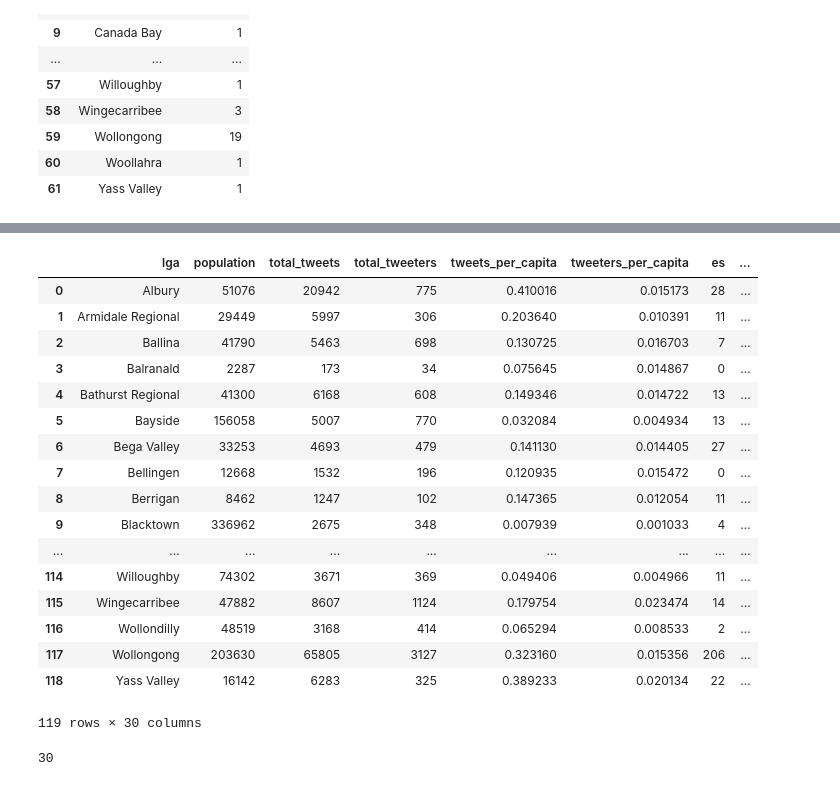
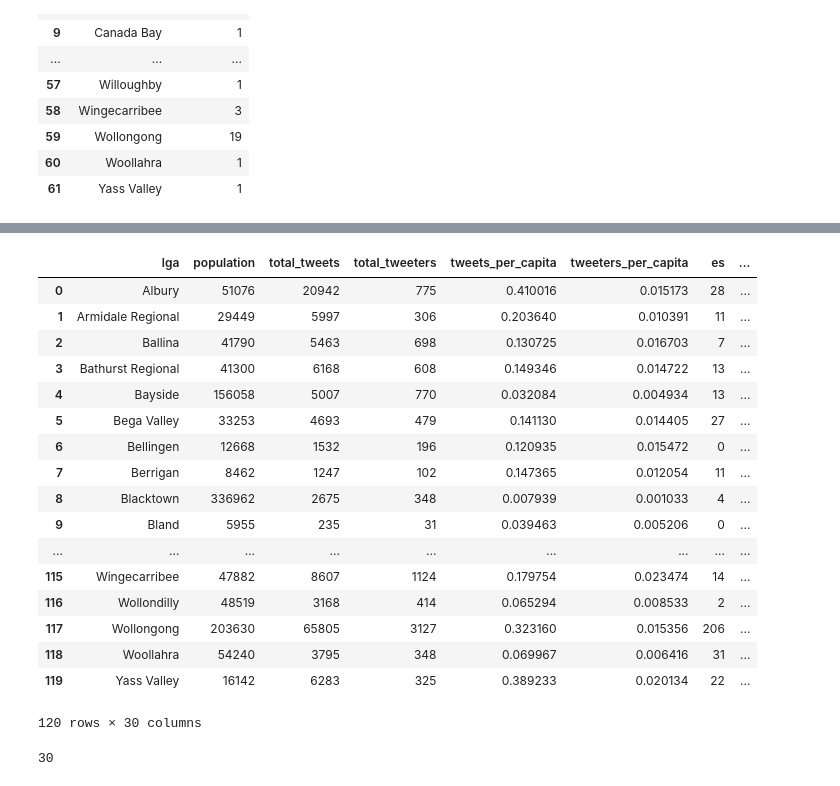
Before and after one commit to desultir/capstone, a Jupyter notebook: notebooks/rn/tweet_derived_features_2016_data.ipynb, the cells around one changed output, grey strips where cells are left out. Cells and saved outputs as stored; diff of their text form; code cells hidden in the pictures.

```diff
--- a/notebooks/rn/tweet_derived_features_2016_data.ipynb
+++ b/notebooks/rn/tweet_derived_features_2016_data.ipynb
@@ -110,3 +108,9 @@ demographics_df
 | 127 | 127 | Woollahra | 4500 | 14019 | 690 | ... |
 | 128 | 128 | Yass Valley | 5185 | 14237 | 207 | ... |
 129 rows × 15302 columns
+# %%
+# Baseline excludes LGA with no valid crime statistics:
+base_dem_df = pd.read_csv('../../data/clean/baseline_demographics.csv')
+demographics_df = pd.merge(demographics_df[['lga','population']],base_dem_df,left_on='lga', right_on='clean_name')
+demographics_df = demographics_df[['lga','population']]
+demographics_df
@@ -113,5 +135,8 @@ demographics_df
+# %%
+# Unfortunately the demographics CSV uses "greater Hume Shire" will trsima csv uses greater hum. So update demographics:
+demographics_df.iloc[41,0] = 'Greater Hume'
 # %%
-derived_df = pd.merge(demographics_df[['lga','population']], derived_df,on='lga')
+derived_df = pd.merge(demographics_df[['lga','population']], derived_df,on='lga',how='left')
 derived_df['tweets_per_capita'] = derived_df['total_tweets'] / derived_df['population']
 derived_df['tweeters_per_capita'] = derived_df['total_tweeters'] / derived_df['population']
 derived_df
@@ -399,9 +424,9 @@ lga_replyers_df
 # %%
-derived_df = pd.merge(derived_df, lga_langdf,on='lga')
-derived_df = pd.merge(derived_df, lga_replies_df[['lga','total_reply_tweets']],on='lga')
+derived_df = pd.merge(derived_df, lga_langdf,on='lga', how='left')
+derived_df = pd.merge(derived_df, lga_replies_df[['lga','total_reply_tweets']],on='lga', how='left')
 derived_df['reply_ratio'] = derived_df['total_reply_tweets'] / derived_df['total_tweets']
 derived_df['replies_per_capita'] = derived_df['total_reply_tweets'] / derived_df['population']
-derived_df = pd.merge(derived_df, lga_replyers_df[['lga','total_replyers']],on='lga')
+derived_df = pd.merge(derived_df, lga_replyers_df[['lga','total_replyers']],on='lga', how='left')
 derived_df['replyer_ratio'] = derived_df['total_replyers'] / derived_df['total_tweeters']
 derived_df['replyers_per_capita'] = derived_df['total_replyers'] / derived_df['population']
 derived_df
@@ -496,30 +547,30 @@ lga_linkdf
 # %%
-derived_df = pd.merge(derived_df, lga_instadf,on='lga')
-derived_df = pd.merge(derived_df, lga_instagrammers_df,on='lga')
-derived_df = pd.merge(derived_df, lga_linkdf,on='lga')
+derived_df = pd.merge(derived_df, lga_instadf,on='lga', how='left')
+derived_df = pd.merge(derived_df, lga_instagrammers_df,on='lga', how='left')
+derived_df = pd.merge(derived_df, lga_linkdf,on='lga', how='left')
 derived_df['instagram_ratio'] = derived_df['total_instagrams'] / derived_df['total_tweets']
 derived_df['instagrammers_ratio'] = derived_df['total_instagrammers'] / derived_df['total_tweeters']
 derived_df['link_tweets_ratio'] = derived_df['total_link_tweets'] / derived_df['total_tweets']
 derived_df
 # %% [output]
 |  | lga | population | total_tweets | total_tweeters | tweets_per_capita | tweeters_per_capita | es | ... |
 | 0 | Albury | 51076 | 20942 | 775 | 0.410016 | 0.015173 | 28 | ... |
 | 1 | Armidale Regional | 29449 | 5997 | 306 | 0.203640 | 0.010391 | 11 | ... |
 | 2 | Ballina | 41790 | 5463 | 698 | 0.130725 | 0.016703 | 7 | ... |
-| 3 | Balranald | 2287 | 173 | 34 | 0.075645 | 0.014867 | 0 | ... |
-| 4 | Bathurst Regional | 41300 | 6168 | 608 | 0.149346 | 0.014722 | 13 | ... |
-| 5 | Bayside | 156058 | 5007 | 770 | 0.032084 | 0.004934 | 13 | ... |
-| 6 | Bega Valley | 33253 | 4693 | 479 | 0.141130 | 0.014405 | 27 | ... |
-| 7 | Bellingen | 12668 | 1532 | 196 | 0.120935 | 0.015472 | 0 | ... |
-| 8 | Berrigan | 8462 | 1247 | 102 | 0.147365 | 0.012054 | 11 | ... |
-| 9 | Blacktown | 336962 | 2675 | 348 | 0.007939 | 0.001033 | 4 | ... |
+| 3 | Bathurst Regional | 41300 | 6168 | 608 | 0.149346 | 0.014722 | 13 | ... |
+| 4 | Bayside | 156058 | 5007 | 770 | 0.032084 | 0.004934 | 13 | ... |
+| 5 | Bega Valley | 33253 | 4693 | 479 | 0.141130 | 0.014405 | 27 | ... |
+| 6 | Bellingen | 12668 | 1532 | 196 | 0.120935 | 0.015472 | 0 | ... |
+| 7 | Berrigan | 8462 | 1247 | 102 | 0.147365 | 0.012054 | 11 | ... |
+| 8 | Blacktown | 336962 | 2675 | 348 | 0.007939 | 0.001033 | 4 | ... |
+| 9 | Bland | 5955 | 235 | 31 | 0.039463 | 0.005206 | 0 | ... |
 | ... | ... | ... | ... | ... | ... | ... | ... | ... |
-| 114 | Willoughby | 74302 | 3671 | 369 | 0.049406 | 0.004966 | 11 | ... |
 | 115 | Wingecarribee | 47882 | 8607 | 1124 | 0.179754 | 0.023474 | 14 | ... |
 | 116 | Wollondilly | 48519 | 3168 | 414 | 0.065294 | 0.008533 | 2 | ... |
 | 117 | Wollongong | 203630 | 65805 | 3127 | 0.323160 | 0.015356 | 206 | ... |
-| 118 | Yass Valley | 16142 | 6283 | 325 | 0.389233 | 0.020134 | 22 | ... |
+| 118 | Woollahra | 54240 | 3795 | 348 | 0.069967 | 0.006416 | 31 | ... |
+| 119 | Yass Valley | 16142 | 6283 | 325 | 0.389233 | 0.020134 | 22 | ... |
-119 rows × 30 columns
+120 rows × 30 columns
 # %%
 derived_df.to_csv("../../data/clean/derived_features_2016.csv",index=False)
 # %%
```
Also changed, not shown: parts of 18 cells of this notebook, 5 other files.
